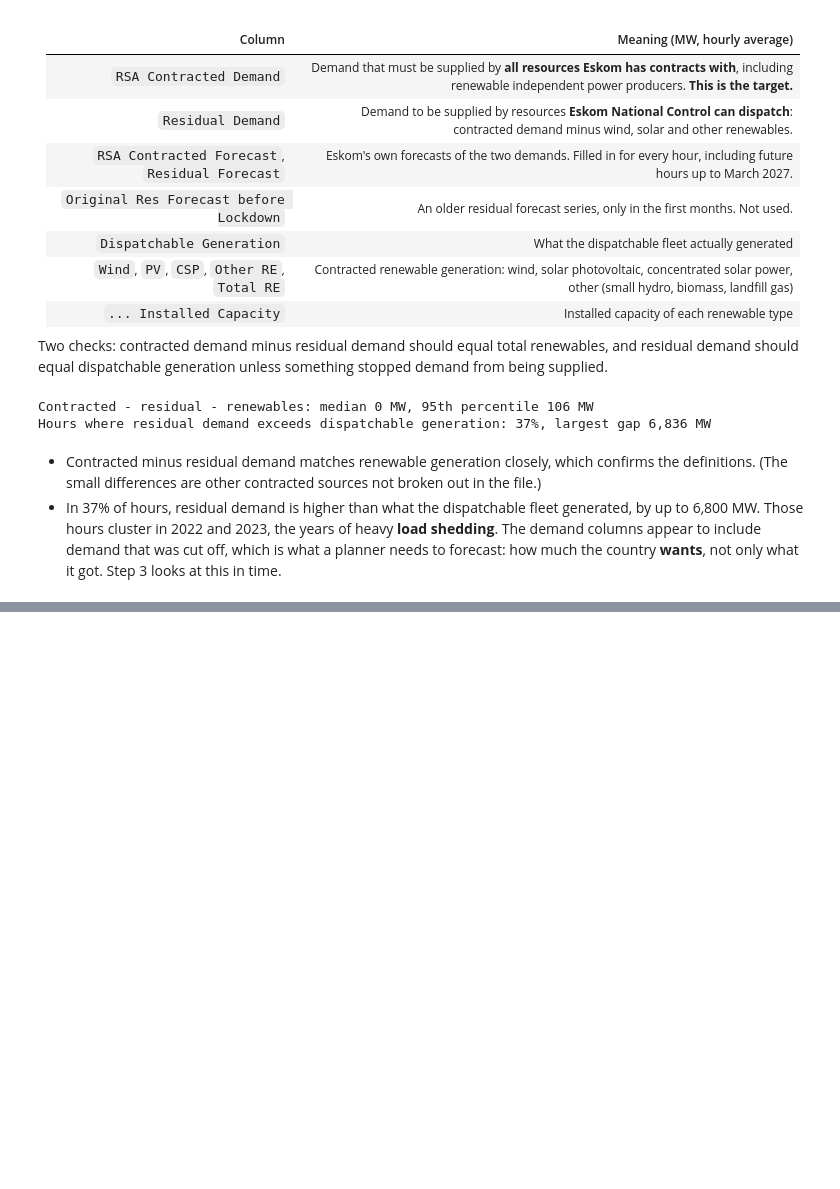
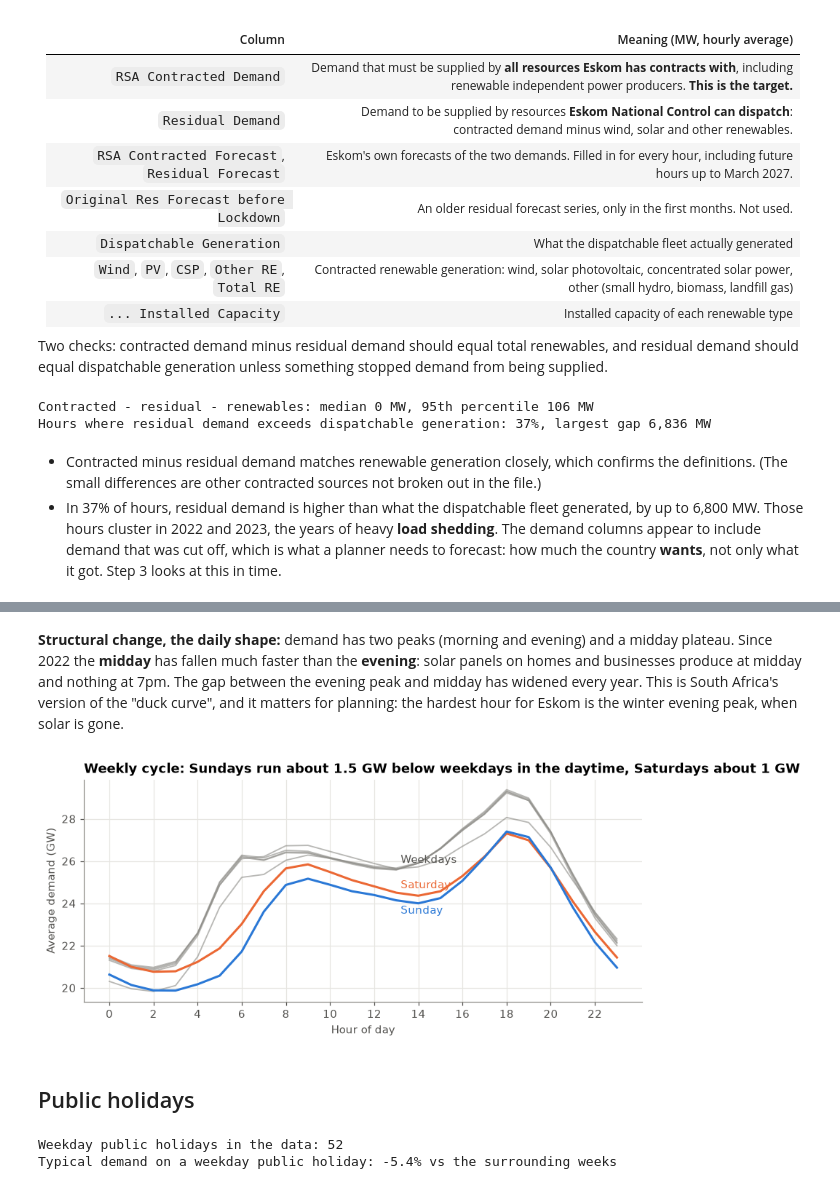
Before and after one commit to vusumuzinkosi/eskom-demand-forecasting, a Jupyter notebook: notebooks/01_explore.ipynb, the cells around one changed output, grey strips where cells are left out. Cells and saved outputs as stored; diff of their text form; code cells hidden in the pictures; blank space fills up the shorter version.

```diff
--- a/notebooks/01_explore.ipynb
+++ b/notebooks/01_explore.ipynb
@@ -118,0 +217,32 @@ Hours where residual demand exceeds dispatchable generation: 37%, largest gap 6,
+# %% [markdown]
+**Structural change, the daily shape:** demand has two peaks (morning and evening) and a midday plateau. Since 2022 the **midday** has fallen much faster than the **evening**: solar panels on homes and businesses produce at midday and nothing at 7pm. The gap between the evening peak and midday has widened every year. This is South Africa's version of the "duck curve", and it matters for planning: the hardest hour for Eskom is the winter evening peak, when solar is gone.
+# %%
+week = demand.groupby([demand.index.dayofweek, demand.index.hour]).mean().unstack(0) / 1000
+names = ["Mon", "Tue", "Wed", "Thu", "Fri", "Sat", "Sun"]
+fig, ax = plt.subplots(figsize=(9, 3.6))
+for dow, colour in zip(range(7), [GREY] * 5 + [ORANGE, BLUE]):
+    ax.plot(week.index, week[dow], color=colour, linewidth=2 if dow >= 5 else 1.2, alpha=1 if dow >= 5 else 0.6)
+ax.annotate("Saturday", (13, week.loc[13, 5]), xytext=(4, 4), textcoords="offset points", color=ORANGE)
+ax.annotate("Sunday", (13, week.loc[13, 6]), xytext=(4, -12), textcoords="offset points", color=BLUE)
+ax.annotate("Weekdays", (13, week.loc[13, 2]), xytext=(4, 6), textcoords="offset points", color="#52514e")
+ax.set_xlabel("Hour of day"); ax.set_ylabel("Average demand (GW)"); ax.set_xticks(range(0, 24, 2))
+ax.set_title("Weekly cycle: Sundays run about 1.5 GW below weekdays in the daytime, Saturdays about 1 GW")
+fig.savefig("../figures/weekly_cycle.png")
+plt.show()
+# %% [output]
+[figure, added]
+# %% [markdown]
+## Public holidays
+# %%
+hol = sa_public_holidays(range(2022, 2027))
+daily = demand.resample("D").mean().to_frame()
+daily["holiday"] = [d.date() in hol for d in daily.index]
+daily["dow"] = daily.index.dayofweek
+# compare each weekday holiday with the average of the same weekday in the weeks around it
+around = daily["demand"].rolling(29, center=True).median()
+effect = (daily["demand"] / around - 1)[daily.holiday & (daily.dow < 5)]
+print(f"Weekday public holidays in the data: {len(effect)}")
+print(f"Typical demand on a weekday public holiday: {effect.median():.1%} vs the surrounding weeks")
+# %% [output]
+Weekday public holidays in the data: 52
+Typical demand on a weekday public holiday: -5.4% vs the surrounding weeks
```
Also changed, not shown: parts of 14 cells of this notebook, 5 other files.
